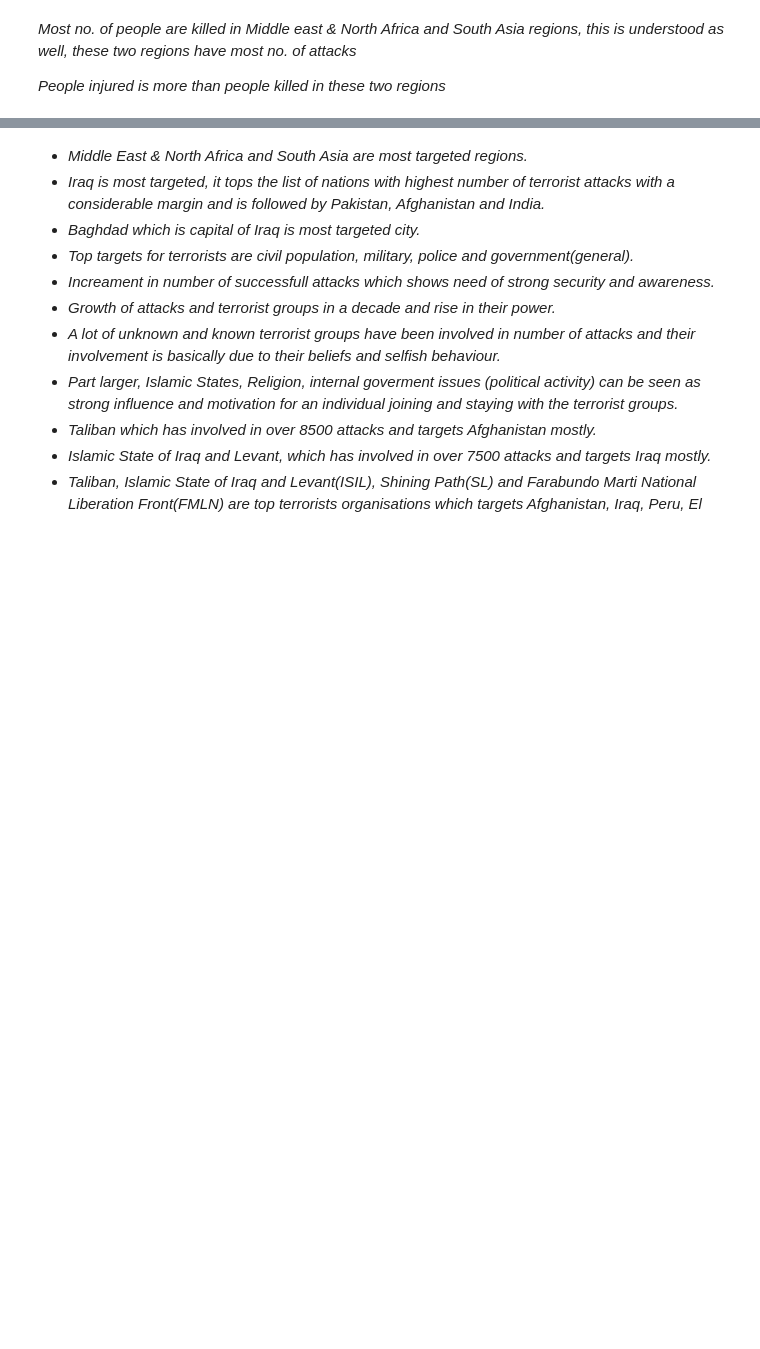
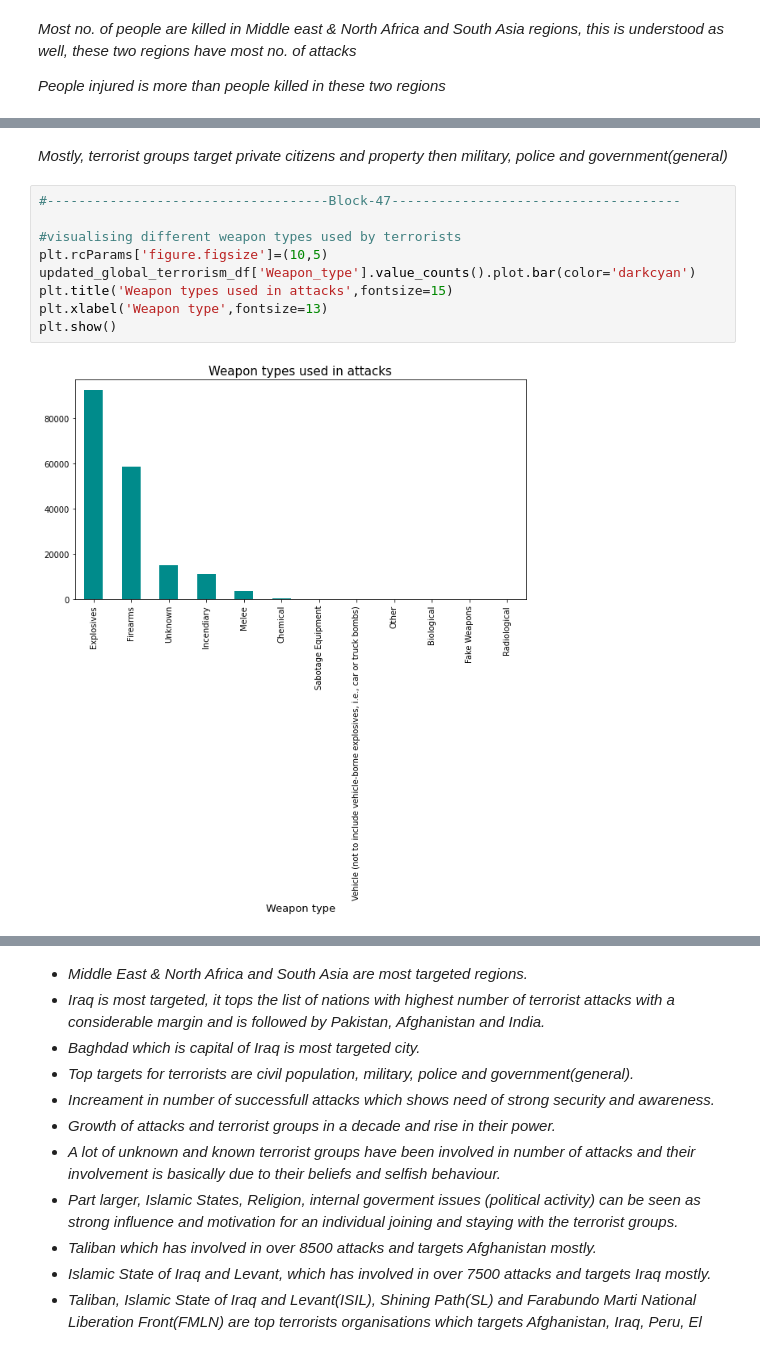
Before and after one commit to kiran9615/EDA-Global-Terrorism, a Jupyter notebook: EDA_on_Global_Terrorism.ipynb, the cells around one changed output, grey strips where cells are left out. Cells and saved outputs as stored; diff of their text form; blank space fills up the shorter version.

```diff
--- a/EDA_on_Global_Terrorism.ipynb
+++ b/EDA_on_Global_Terrorism.ipynb
@@ -829,0 +861,13 @@ Image(r"/content/drive/MyDrive/Datascience/project-Images/No. of people injured
+# %% [markdown]
+*Mostly, terrorist groups target private citizens and property then military, police and government(general)*
+# %%
+#------------------------------------Block-47-------------------------------------
+
+#visualising different weapon types used by terrorists
+plt.rcParams['figure.figsize']=(10,5)
+updated_global_terrorism_df['Weapon_type'].value_counts().plot.bar(color='darkcyan')
+plt.title('Weapon types used in attacks',fontsize=15)
+plt.xlabel('Weapon type',fontsize=13)
+plt.show()
+# %% [output]
+[figure, added]
```
Also changed, not shown: parts of 13 cells of this notebook.
